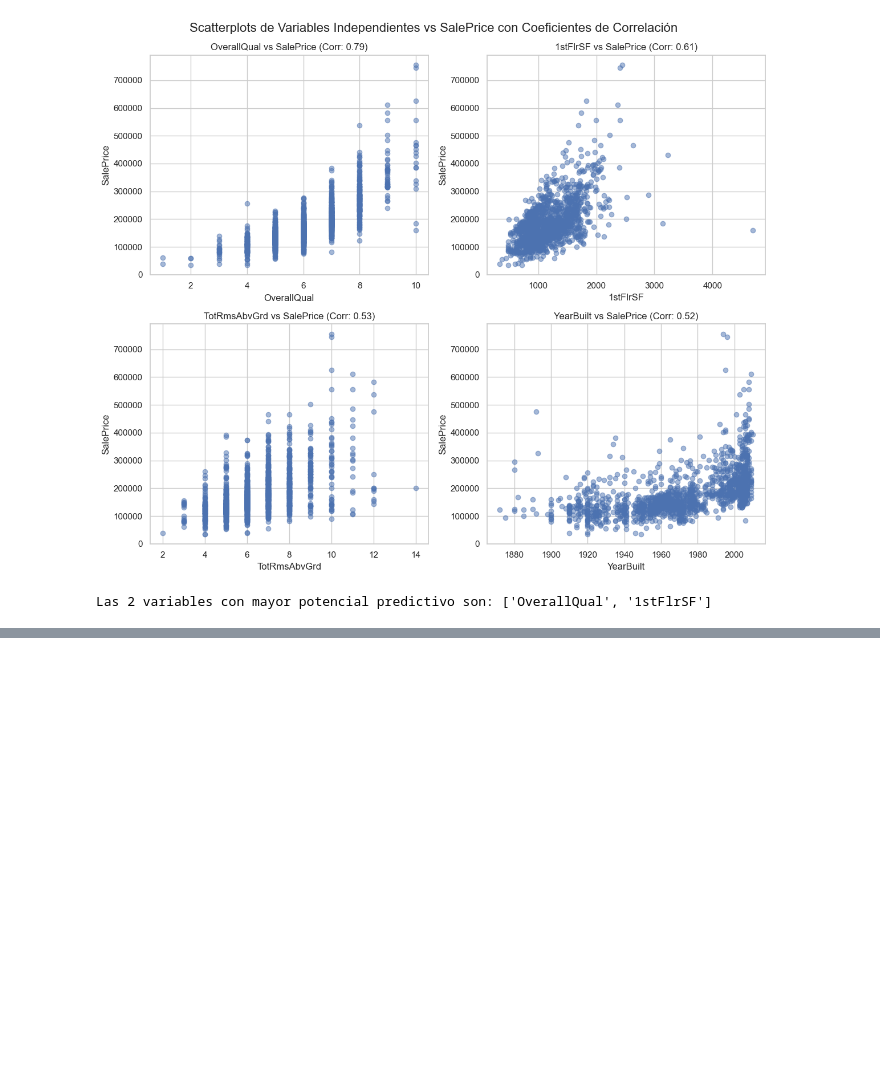
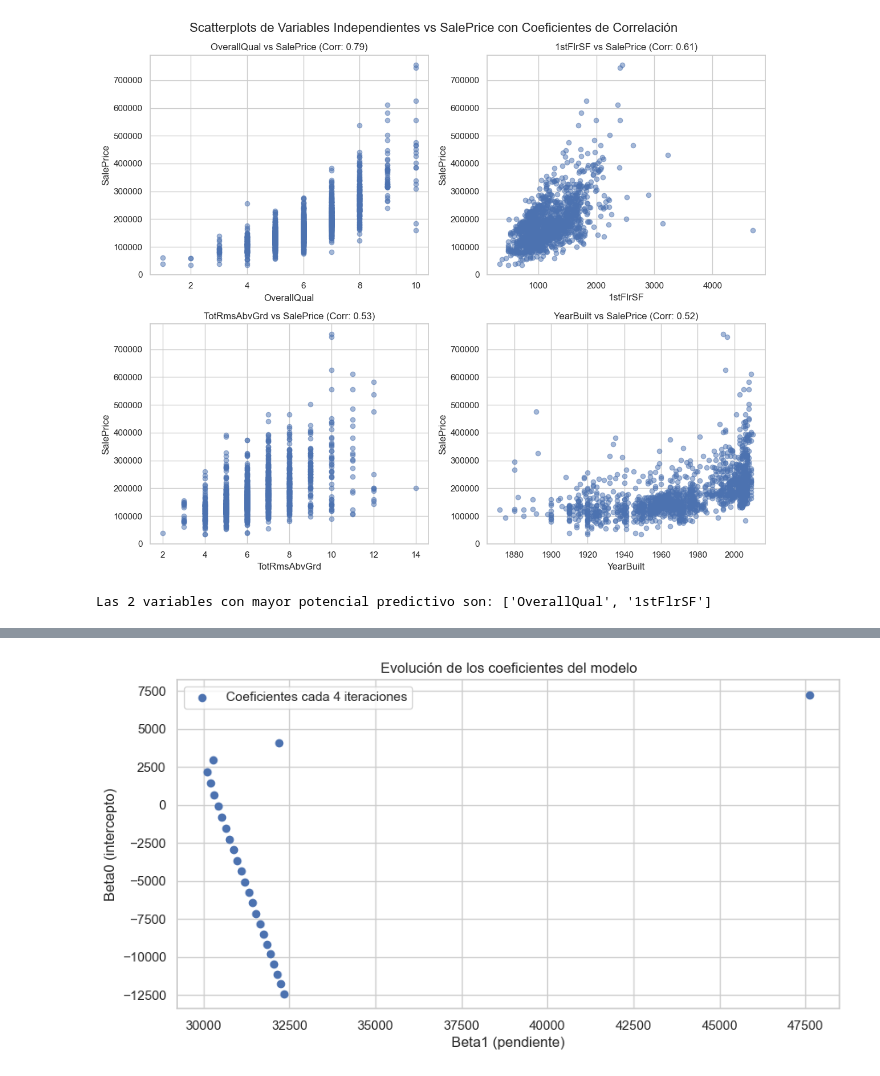
Before and after one commit to walteralexanderajtunpisquiy/PROYECTO1, a Jupyter notebook: ProyectoFinal.ipynb, the cells around one changed output, grey strips where cells are left out. Drawn from its saved outputs; the diff is of its cells as text; code cells hidden in the pictures; blank space fills up the shorter version.

```diff
--- a/ProyectoFinal.ipynb
+++ b/ProyectoFinal.ipynb
@@ -204,0 +307,4 @@ class LinearRegressionModel:
+# %%
+OverallQualModel.grafi_model(4)
+# %% [output]
+[figure, added]
```
Also changed, not shown: parts of 17 cells of this notebook.
